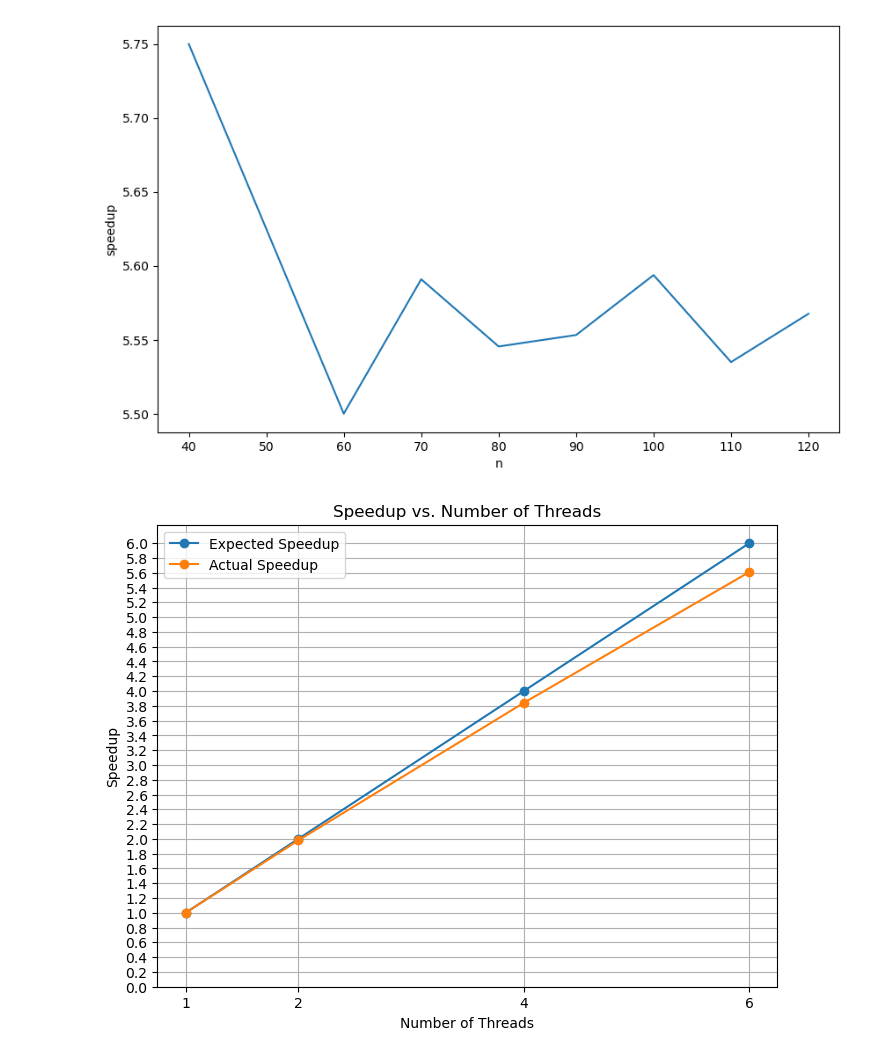
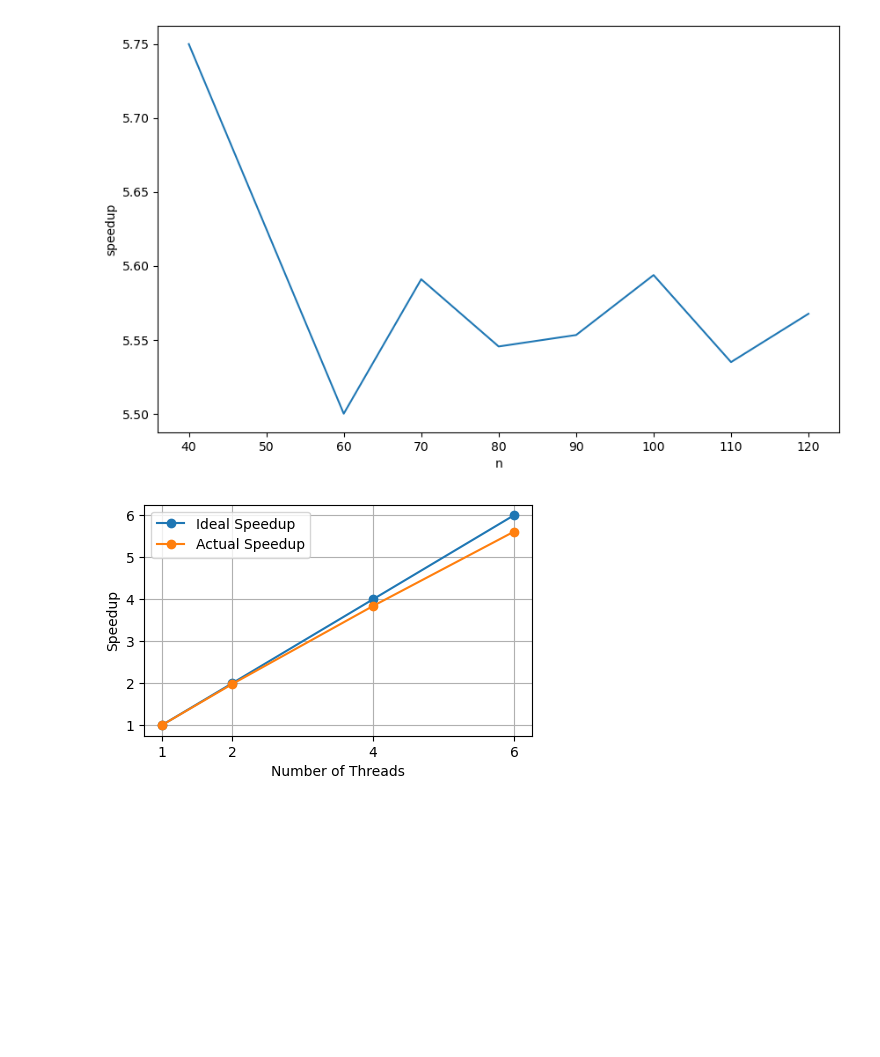
Before and after one commit to d-melita/cpd-life3d, a Jupyter notebook: plotting/Game of Life 3D - Benchmarking results.ipynb, the cells around one changed output. Drawn from its saved outputs; the diff is of its cells as text; code cells hidden in the pictures; blank space fills up the shorter version.

```diff
--- a/plotting/Game of Life 3D - Benchmarking results.ipynb
+++ b/plotting/Game of Life 3D - Benchmarking results.ipynb
@@ -73,30 +73,29 @@ sns.lineplot(data=df_omp, x="n", y="speedup")
 # %%
 # Number of threads
 threads = [1, 2, 4, 6]
 
 # Speedup values (you can replace these with your own values)
 speedup_expected = threads
 speedup_actual = [1.0, 1.98, 3.84, 5.61]
 
 # Plotting
-plt.figure(figsize=(8, 6))
+plt.figure(figsize=(5, 3))
 
 # Plotting the expected speedup line
-plt.plot(threads, speedup_expected, marker='o', label='Expected Speedup')
+plt.plot(threads, speedup_expected, marker='o', label='Ideal Speedup')
 
 # Plotting the actual speedup line
 plt.plot(threads, speedup_actual, marker='o', label='Actual Speedup')
 
 # Adding labels and title
 plt.xlabel('Number of Threads')
 plt.ylabel('Speedup')
-plt.title('Speedup vs. Number of Threads')
+# plt.title('Speedup vs. Number of Threads')
 plt.xticks([1, 2, 4, 6])
-plt.yticks([i/10 for i in range(0, 61, 2)])  # Range from 0.0 to 6.0 with increments of 0.2
 plt.grid(True)
 plt.legend()
 
 # Displaying the plot
 plt.show()
 # %% [output]
-[figure, old version]
+[figure, new version]
```
Also changed, not shown: 3 other files.
